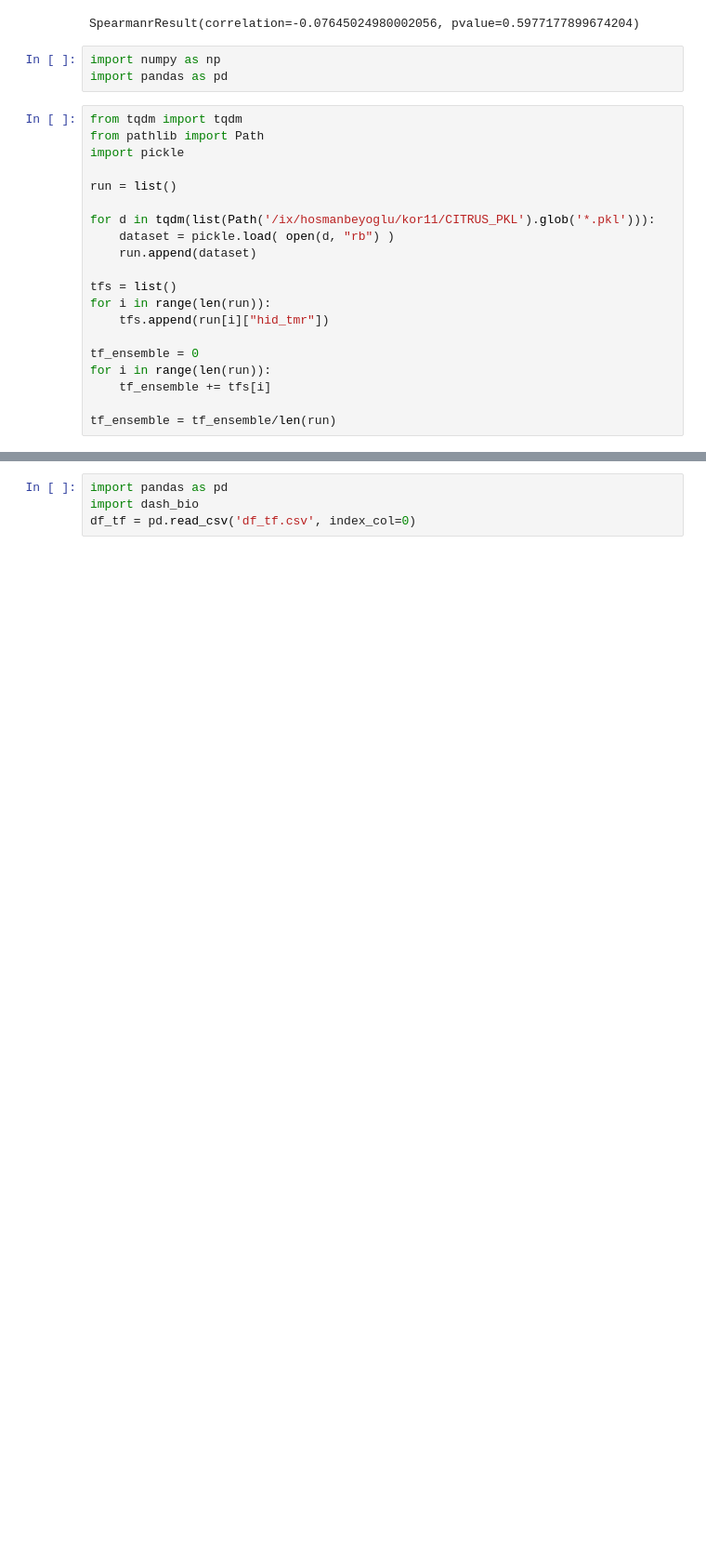
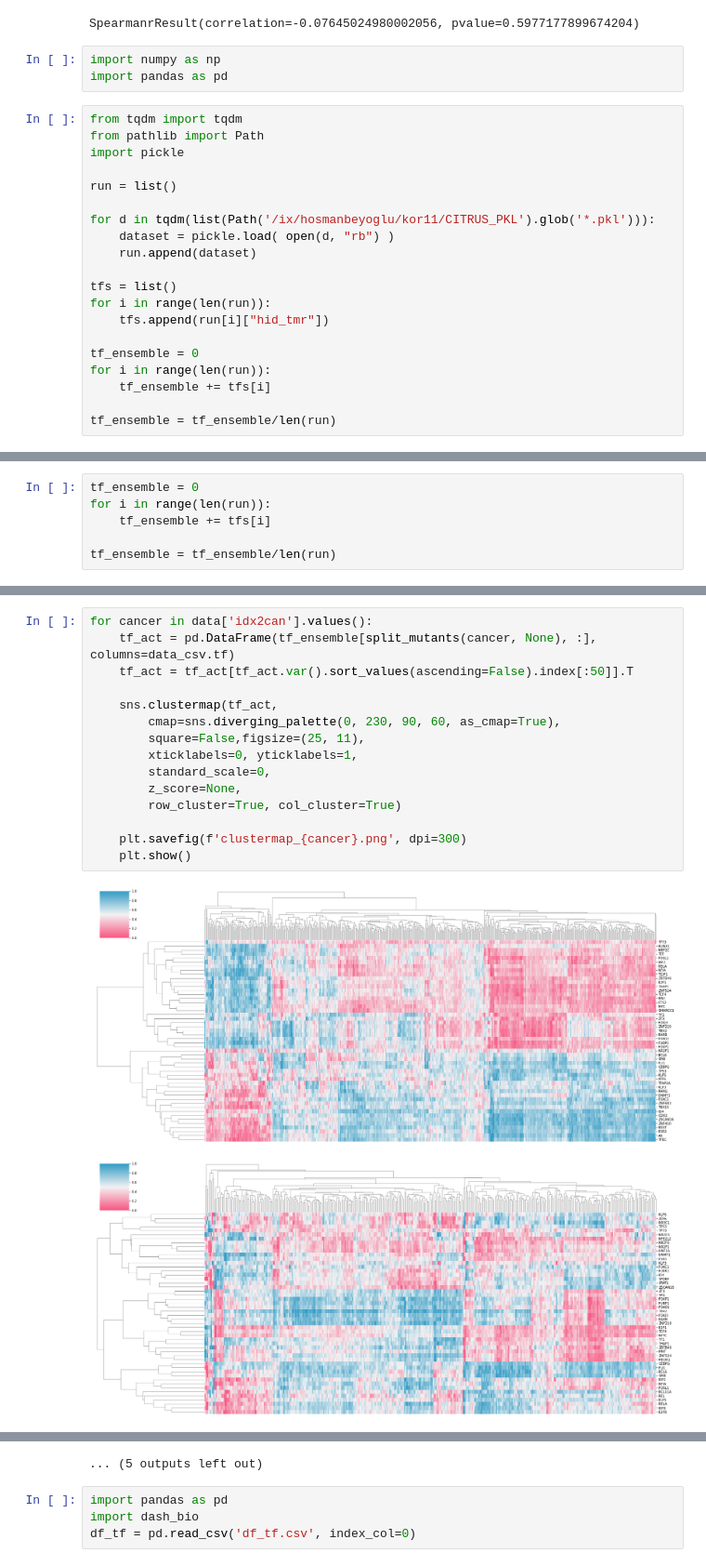
Before and after one commit to Koushul/CITRUS, a Jupyter notebook: MCF10A.ipynb, the cells around one changed output, grey strips where cells are left out. Shown at 93% size. Saved outputs shown, nothing was run; the diff lists cells and outputs as text; blank space fills up the shorter version.

```diff
--- a/MCF10A.ipynb
+++ b/MCF10A.ipynb
@@ -308,0 +291,6 @@ pd.DataFrame(tf_ensemble).iloc[split_mutants('BRCA', None)]
+# %%
+tf_ensemble = 0
+for i in range(len(run)):
+    tf_ensemble += tfs[i]
+
+tf_ensemble = tf_ensemble/len(run)
@@ -308,0 +300,18 @@ pd.DataFrame(tf_ensemble).iloc[split_mutants('BRCA', None)]
+# %%
+for cancer in data['idx2can'].values():
+    tf_act = pd.DataFrame(tf_ensemble[split_mutants(cancer, None), :], columns=data_csv.tf)
+    tf_act = tf_act[tf_act.var().sort_values(ascending=False).index[:50]].T
+
+    sns.clustermap(tf_act,
+        cmap=sns.diverging_palette(0, 230, 90, 60, as_cmap=True),
+        square=False,figsize=(25, 11),
+        xticklabels=0, yticklabels=1,
+        standard_scale=0,
+        z_score=None,
+        row_cluster=True, col_cluster=True)
+
+    plt.savefig(f'clustermap_{cancer}.png', dpi=300)
+    plt.show()
+# %% [output]
+[figure, added]
+[figure, added]
@@ -309,3 +328,4 @@ pd.DataFrame(tf_ensemble).iloc[split_mutants('BRCA', None)]
+... (5 outputs left out)
 # %%
 import pandas as pd
 import dash_bio
```
Also changed, not shown: parts of 7 cells of this notebook, 18 other files.
